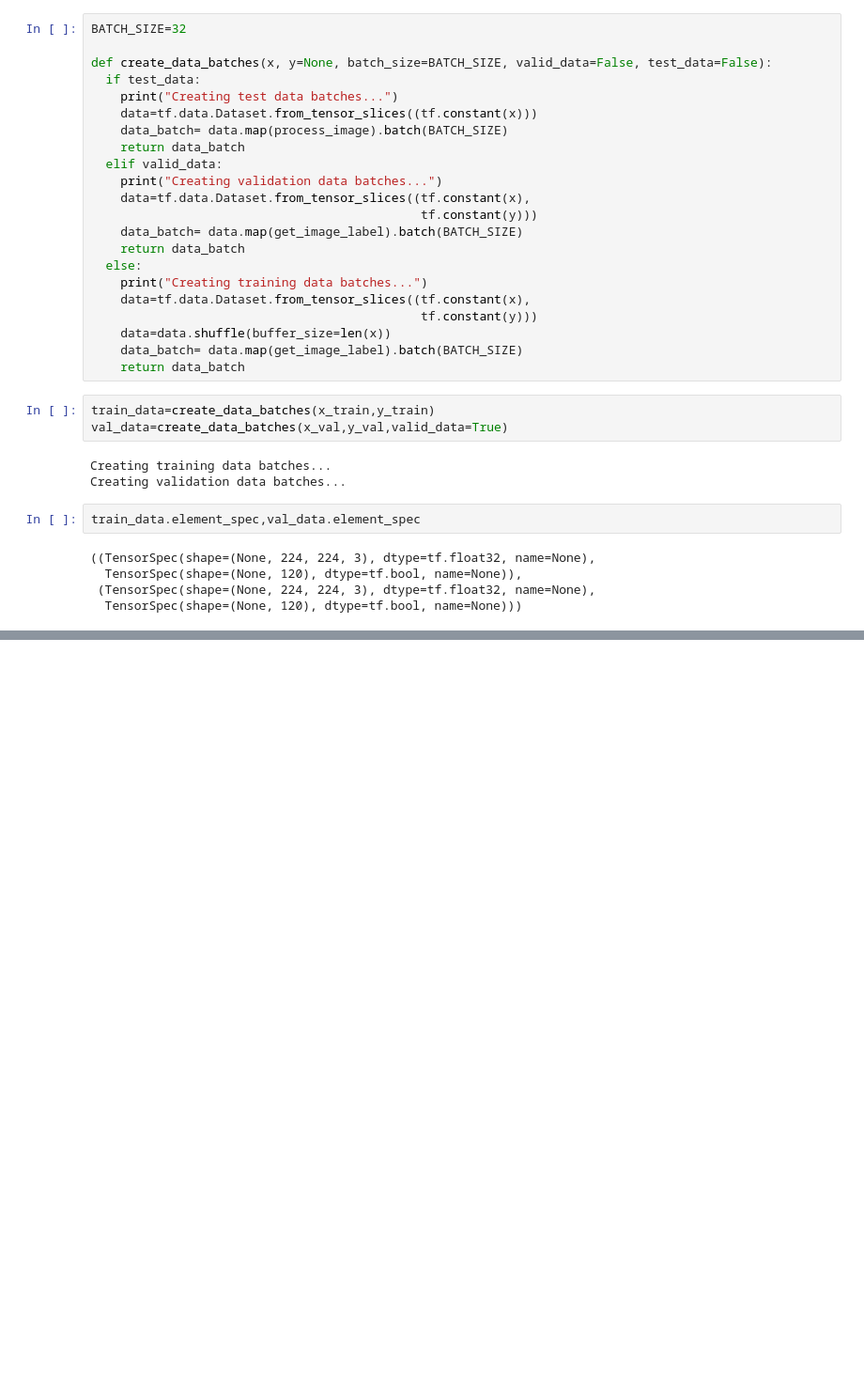
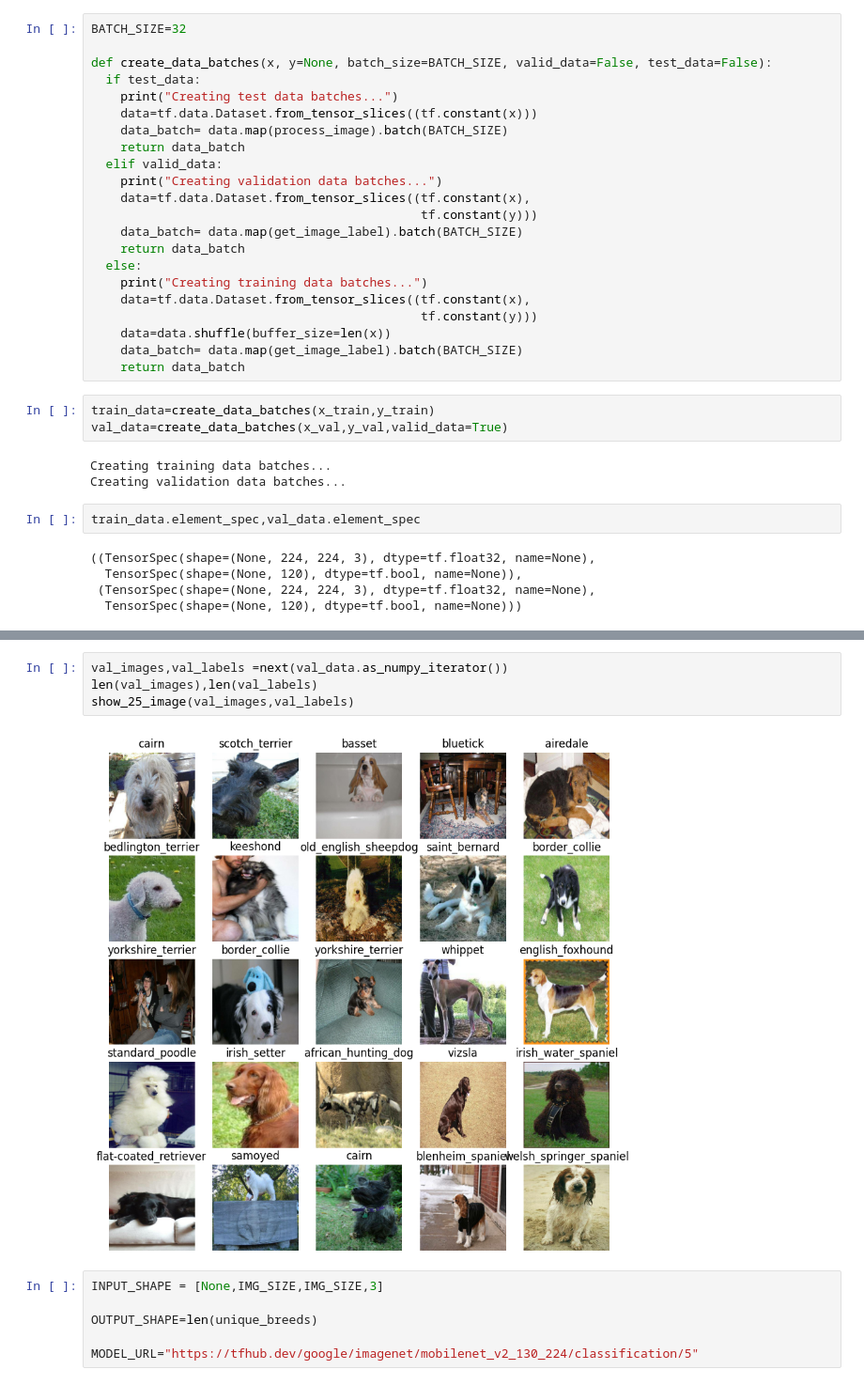
Before and after one commit to manavkdubey/dog-breed-identification, a Jupyter notebook: dog_vision.ipynb, the cells around one changed output, grey strips where cells are left out. Shown at 94% size. Cells and saved outputs as stored; diff of their text form; blank space fills up the shorter version.

```diff
--- a/dog_vision.ipynb
+++ b/dog_vision.ipynb
@@ -242,0 +257,12 @@ train_data.element_spec,val_data.element_spec
+# %%
+val_images,val_labels =next(val_data.as_numpy_iterator())
+len(val_images),len(val_labels)
+show_25_image(val_images,val_labels)
+# %% [output]
+[figure, added]
+# %%
+INPUT_SHAPE = [None,IMG_SIZE,IMG_SIZE,3]
+
+OUTPUT_SHAPE=len(unique_breeds)
+
+MODEL_URL="https://tfhub.dev/google/imagenet/mobilenet_v2_130_224/classification/5"
```
Also changed, not shown: parts of 7 cells of this notebook.
